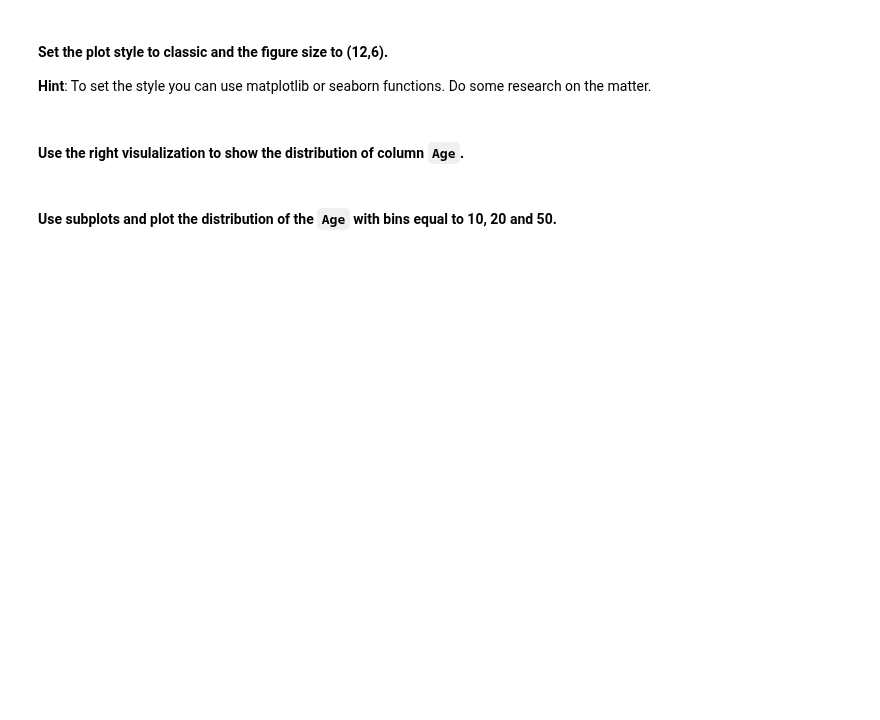
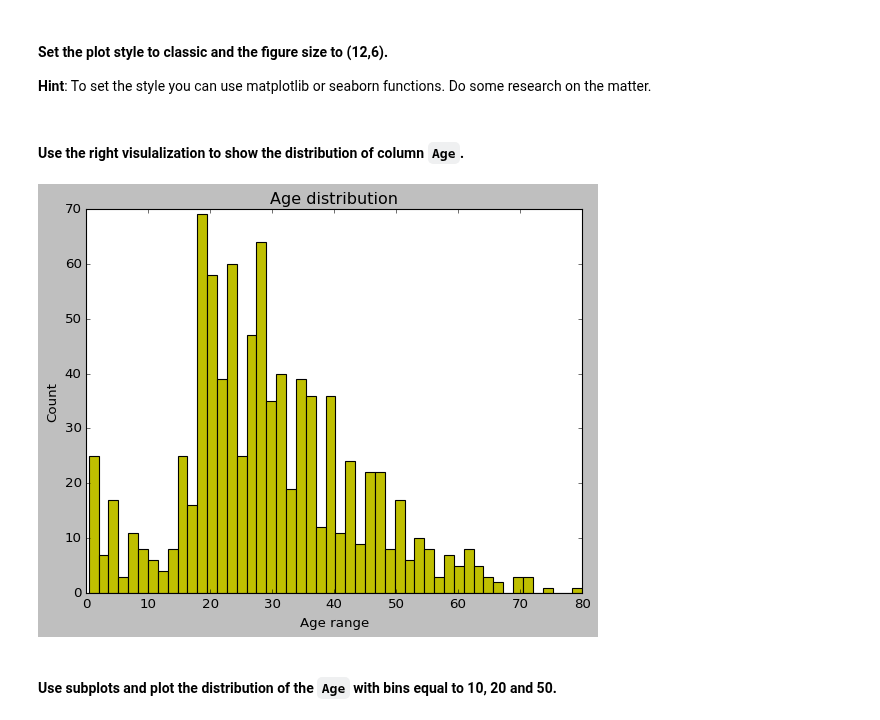
Before and after one commit to jmolendijk/dataV2-labs, a Jupyter notebook: module-2/Matplotlib-Seaborn/your-code/main.ipynb, the cells around one changed output. Cells and saved outputs as stored; diff of their text form; code cells hidden in the pictures; blank space fills up the shorter version.

```diff
--- a/module-2/Matplotlib-Seaborn/your-code/main.ipynb
+++ b/module-2/Matplotlib-Seaborn/your-code/main.ipynb
@@ -141,4 +212,5 @@ How the average number of steps change by month. Use the appropriate visualizati
 * table: `titanic`
 # %%
 # your code here
-'/Users/ajiacovic/Downloads/titanic.csv'
+titanic = pd.read_csv('/Users/ajiacovic/Downloads/titanic.csv')
+titanic.head()
@@ -163,2 +285,11 @@ How the average number of steps change by month. Use the appropriate visualizati
+# %%
+# your code here
+import matplotlib.pyplot as plt
+%matplotlib inline
+import seaborn as sns
+#looking for these I found (not sure about them)
+# sns.set_style('classic')#doesn't seem to work
+plt.style.use('classic')
+fig,ax= plt.figsize=(12,6)
 # %% [markdown]
 #### Use the right visulalization to show the distribution of column `Age`.
@@ -167,2 +296,12 @@ How the average number of steps change by month. Use the appropriate visualizati
+# %%
+# your code here
+age = titanic['Age']
+plt.hist([age],color='y',bins=50)
+plt.title('Age distribution')
+plt.xlabel('Age range')
+plt.ylabel('Count')
+plt.show()
+# %% [output]
+[figure, added]
 # %% [markdown]
 #### Use subplots and plot the distribution of the `Age`  with bins equal to 10, 20 and 50.
```
Also changed, not shown: parts of 20 cells of this notebook.
